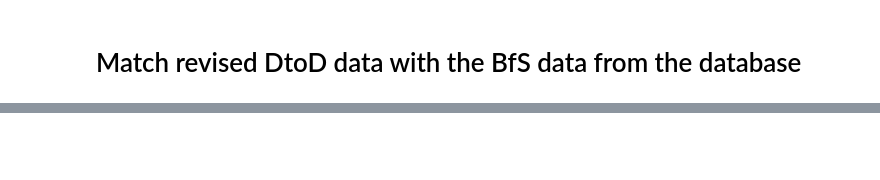
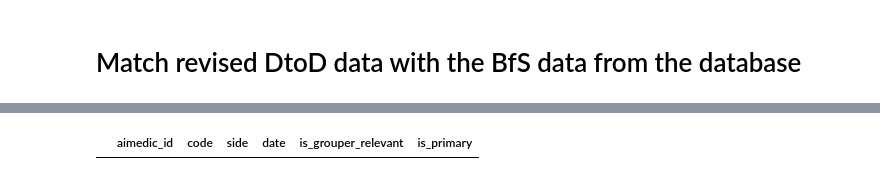
Before and after one commit to anschauf/code-scout-python, a Jupyter notebook: src/revised_case_normalization/Hirslanden_Aarau_2018_normalization.ipynb, the cells around one changed output, grey strips where cells are left out. Cells and saved outputs as stored; diff of their text form; code cells hidden in the pictures; blank space fills up the shorter version.

```diff
--- a/src/revised_case_normalization/Hirslanden_Aarau_2018_normalization.ipynb
+++ b/src/revised_case_normalization/Hirslanden_Aarau_2018_normalization.ipynb
@@ -121,0 +177,5 @@ procedures_update
+# %%
+import pandas as pd
+procedures_update[procedures_update["date"] == None]
+# %% [output]
+|  | aimedic_id | code | side | date | is_grouper_relevant | is_primary |
```
Also changed, not shown: parts of 12 cells of this notebook, 3 other files.
